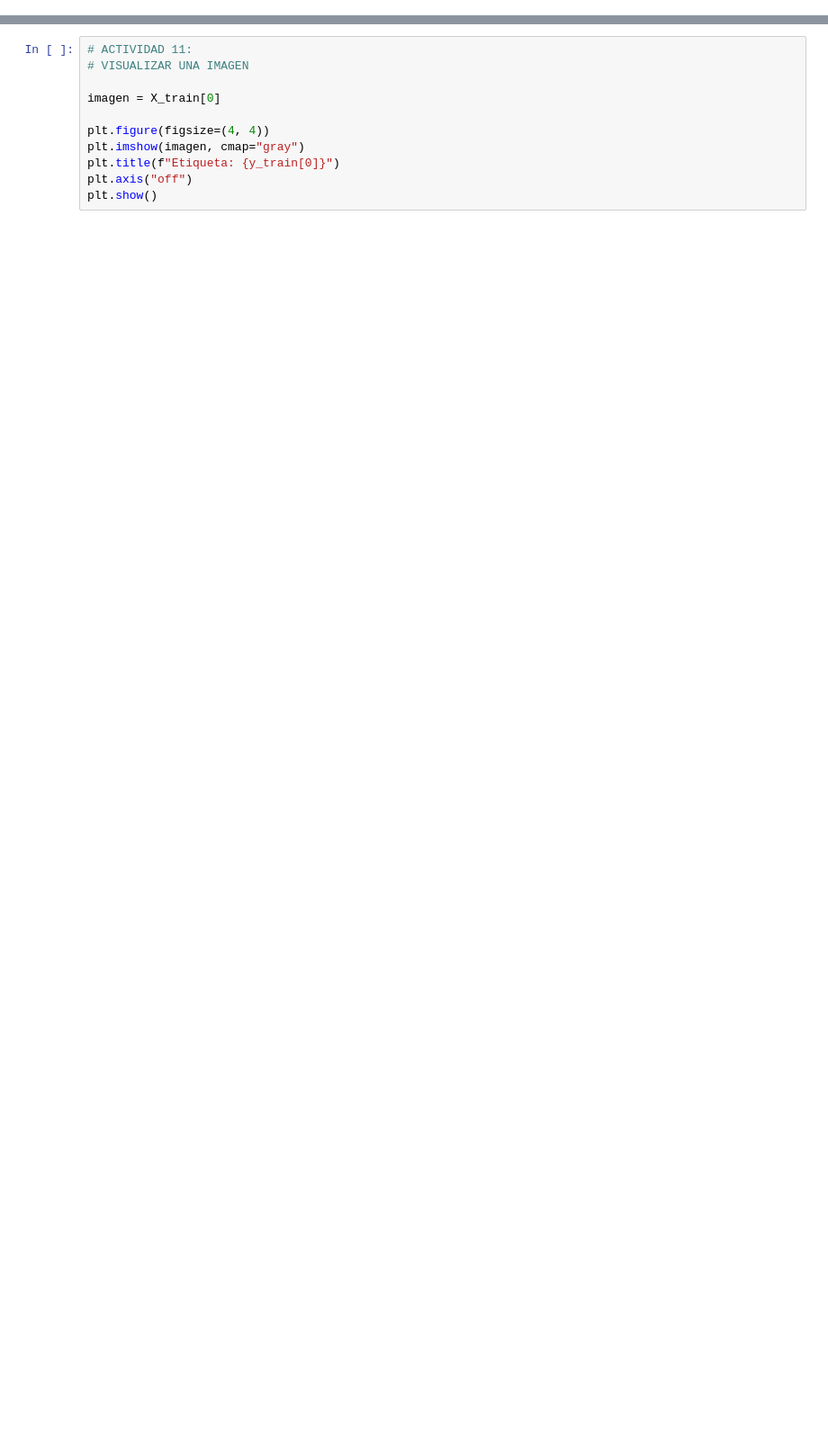
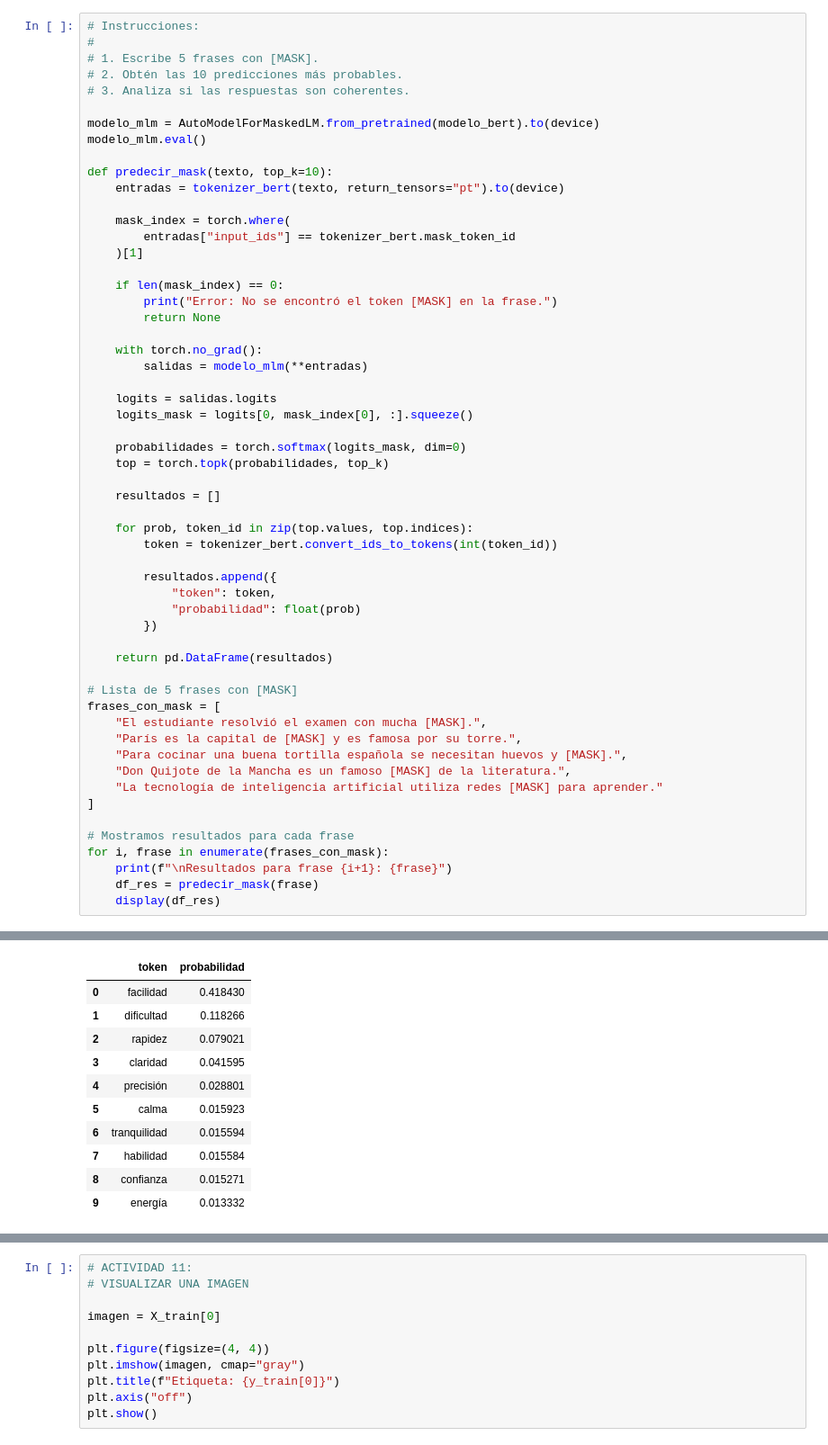
Before and after one commit to Acatziin/Code, a Jupyter notebook: Diplomado_IA/Módulo_X/Tarea 1 - Módulo X - Transformers.ipynb, the cells around one changed output, grey strips where cells are left out. Shown at 90% size. Drawn from its saved outputs; the diff is of its cells as text; blank space fills up the shorter version.

```diff
--- a/Diplomado_IA/Módulo_X/Tarea 1 - Módulo X - Transformers.ipynb
+++ b/Diplomado_IA/Módulo_X/Tarea 1 - Módulo X - Transformers.ipynb
@@ -291,0 +303,57 @@ IndexError: list index out of range
+# %%
+# Instrucciones:
+#
+# 1. Escribe 5 frases con [MASK].
+# 2. Obtén las 10 predicciones más probables.
+# 3. Analiza si las respuestas son coherentes.
+
+modelo_mlm = AutoModelForMaskedLM.from_pretrained(modelo_bert).to(device)
+modelo_mlm.eval()
+
+def predecir_mask(texto, top_k=10):
+    entradas = tokenizer_bert(texto, return_tensors="pt").to(device)
+
+    mask_index = torch.where(
+        entradas["input_ids"] == tokenizer_bert.mask_token_id
+    )[1]
+
+    if len(mask_index) == 0:
+        print("Error: No se encontró el token [MASK] en la frase.")
+        return None
+
+    with torch.no_grad():
+        salidas = modelo_mlm(**entradas)
+
+    logits = salidas.logits
+    logits_mask = logits[0, mask_index[0], :].squeeze()
+
+    probabilidades = torch.softmax(logits_mask, dim=0)
+    top = torch.topk(probabilidades, top_k)
+
+    resultados = []
+
+    for prob, token_id in zip(top.values, top.indices):
+        token = tokenizer_bert.convert_ids_to_tokens(int(token_id))
+
+        resultados.append({
+            "token": token,
+            "probabilidad": float(prob)
+        })
+
+    return pd.DataFrame(resultados)
+
+# Lista de 5 frases con [MASK]
+frases_con_mask = [
+    "El estudiante resolvió el examen con mucha [MASK].",
+    "París es la capital de [MASK] y es famosa por su torre.",
+    "Para cocinar una buena tortilla española se necesitan huevos y [MASK].",
+    "Don Quijote de la Mancha es un famoso [MASK] de la literatura.",
+    "La tecnología de inteligencia artificial utiliza redes [MASK] para aprender."
+]
+
+# Mostramos resultados para cada frase
+for i, frase in enumerate(frases_con_mask):
+    print(f"\nResultados para frase {i+1}: {frase}")
+    df_res = predecir_mask(frase)
+    display(df_res)
+# %% [output]
@@ -291,0 +361,11 @@ IndexError: list index out of range
+|  | token | probabilidad |
+| 0 | facilidad | 0.418430 |
+| 1 | dificultad | 0.118266 |
+| 2 | rapidez | 0.079021 |
+| 3 | claridad | 0.041595 |
+| 4 | precisión | 0.028801 |
+| 5 | calma | 0.015923 |
+| 6 | tranquilidad | 0.015594 |
+| 7 | habilidad | 0.015584 |
+| 8 | confianza | 0.015271 |
+| 9 | energía | 0.013332 |
```
Also changed, not shown: parts of 55 cells of this notebook, 1 other file.
